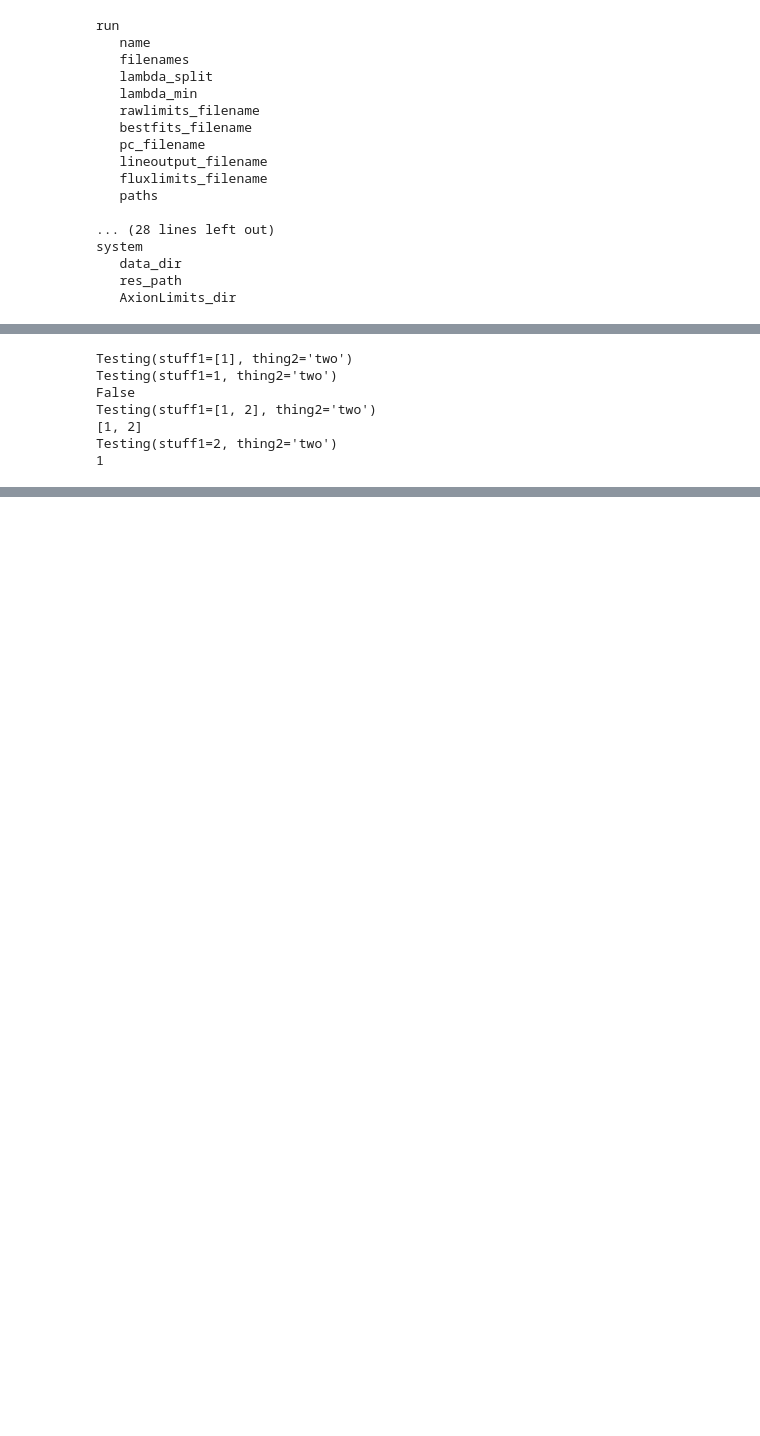
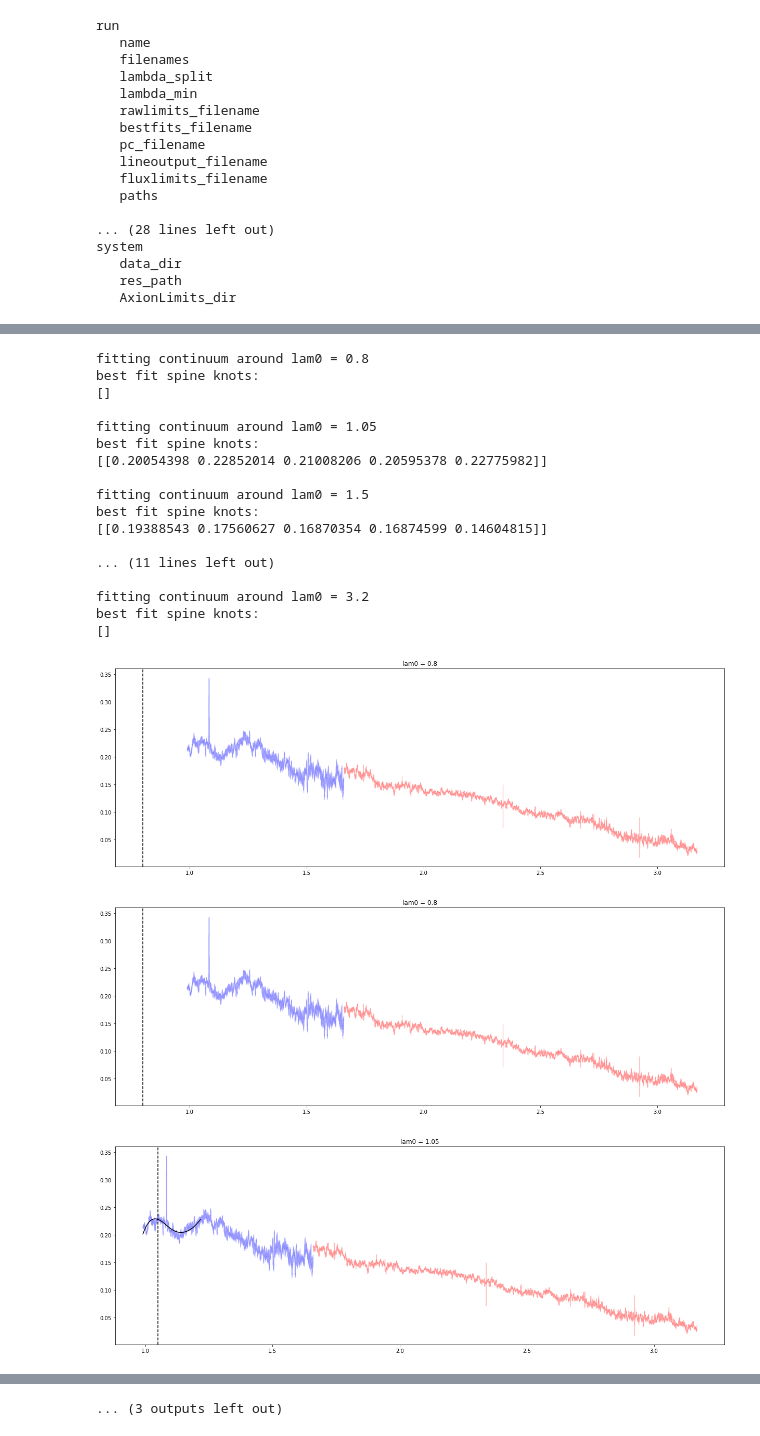
Before and after one commit to rjanish/JWST-DMdecay, a Jupyter notebook: test-SpecSet.ipynb, the cells around one changed output, grey strips where cells are left out. Drawn from its saved outputs; the diff is of its cells as text; code cells hidden in the pictures; blank space fills up the shorter version.

Commit message:
continuum fitting is working

```diff
--- a/test-SpecSet.ipynb
+++ b/test-SpecSet.ipynb
@@ -147,28 +147,47 @@ for lam0 in [0.8, 1.05, 1.5, 1.7, 2.0, 3.1, 3.2]:
-# %%
-@dataclass
-class Testing:
-    stuff1: int
-    thing2: str
-
-l1 = [1]
-t1 = Testing(l1, "two")
-l2 = 1
-t2 = Testing(thing2="two", stuff1=l2)
-print(t1)
-print(t2)
-print(t1 == t2)
-
-t1.stuff1.append(2)
-print(t1)
-print(l1)
-t2.stuff1 += 1
-print(t2)
-print(l2)
-# %% [output]
-Testing(stuff1=[1], thing2='two')
-Testing(stuff1=1, thing2='two')
-False
-Testing(stuff1=[1, 2], thing2='two')
-[1, 2]
-Testing(stuff1=2, thing2='two')
-1
+# %%
+for lam0 in [0.8, 1.05, 1.5, 1.7, 2.0, 3.1, 3.2]:
+    print(f"fitting continuum around lam0 = {lam0}")
+    search = dmd.linesearch.LineSearcher(setup, specset, lam0)
+    knot_vals = search.fit_continuum()
+    print(f"best fit spine knots:\n{knot_vals}\n")
+
+    margin = 0.05
+    for plot_scale in ["full", "zoom"]:
+        fig, ax = plt.subplots(figsize=(21, 7))
+        specset.plot(ax=ax, error_band=0.2,
+                    distinct_plot_args=[{"color": "red"},
+                                        {"color": "blue"}],
+                    alpha=0.2)
+        model = search.spline_plus_line_model(knot_vals, 0, search.lams_to_fit)
+        for i_model, i_specs in enumerate(search.to_fit):
+            ax.plot(search.lams_to_fit[i_specs], model[i_model], color="black")
+        ax.axvline(search.lam0, linestyle="--", color="black")
+        ax.set_title(F"lam0 = {search.lam0}")
+        if plot_scale == "zoom" and len(model) > 0:
+            left = search.fit_intervals[search.to_fit, 0].min()*(1 - margin)
+            right = search.fit_intervals[search.to_fit, 1].max()*(1 + margin)
+            top = max(max(m) for m in model)*(1 + 5*margin)
+            bottom = min(min(m) for m in model)*(1 - 5*margin)
+            ax.set_xlim(left, right)
+            ax.set_ylim(bottom, top)
+# %% [output]
+fitting continuum around lam0 = 0.8
+best fit spine knots:
+[]
+
+fitting continuum around lam0 = 1.05
+best fit spine knots:
+[[0.20054398 0.22852014 0.21008206 0.20595378 0.22775982]]
+
+fitting continuum around lam0 = 1.5
+best fit spine knots:
+[[0.19388543 0.17560627 0.16870354 0.16874599 0.14604815]]
+
+... (11 lines left out)
+
+fitting continuum around lam0 = 3.2
+best fit spine knots:
+[]
+[figure, added]
+[figure, added]
+[figure, added]
@@ -174,0 +202 @@ Testing(stuff1=2, thing2='two')
+... (3 outputs left out)
```
Also changed, not shown: parts of 5 cells of this notebook, 1 other file.
